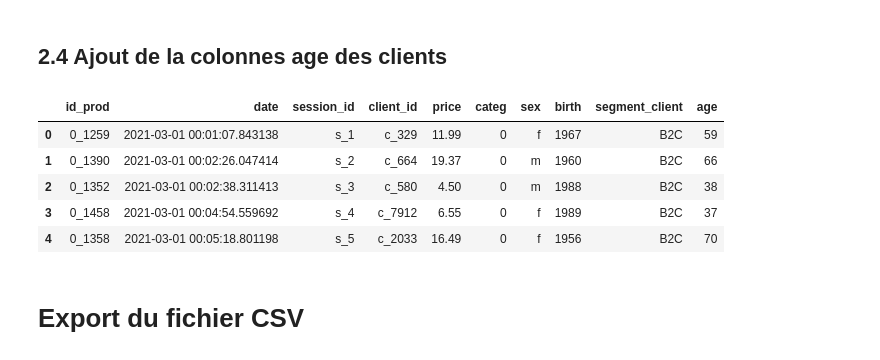
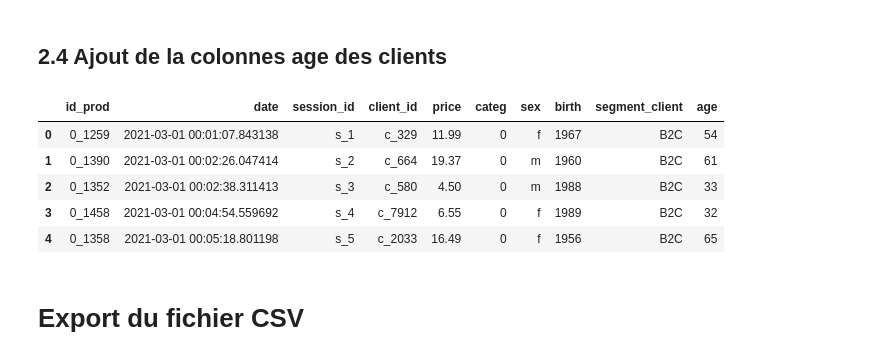
Before and after one commit to Kakicrypto/lapage_project, a Jupyter notebook: notebooks/01_exploration.ipynb, the cells around one changed output. Drawn from its saved outputs; the diff is of its cells as text; code cells hidden in the pictures.

```diff
--- a/notebooks/01_exploration.ipynb
+++ b/notebooks/01_exploration.ipynb
@@ -178,16 +178,16 @@ df.head()
 # %% [markdown]
 ## 2.4 Ajout de la colonnes age des clients
 # %%
-df['age'] = df['birth'].apply(lambda x: 2026 - x)
+df['age'] = df['date'].dt.year - df['birth']
 
 df.head()
 # %% [output]
 |  | id_prod | date | session_id | client_id | price | categ | sex | birth | segment_client | age |
-| 0 | 0_1259 | 2021-03-01 00:01:07.843138 | s_1 | c_329 | 11.99 | 0 | f | 1967 | B2C | 59 |
-| 1 | 0_1390 | 2021-03-01 00:02:26.047414 | s_2 | c_664 | 19.37 | 0 | m | 1960 | B2C | 66 |
-| 2 | 0_1352 | 2021-03-01 00:02:38.311413 | s_3 | c_580 | 4.50 | 0 | m | 1988 | B2C | 38 |
-| 3 | 0_1458 | 2021-03-01 00:04:54.559692 | s_4 | c_7912 | 6.55 | 0 | f | 1989 | B2C | 37 |
-| 4 | 0_1358 | 2021-03-01 00:05:18.801198 | s_5 | c_2033 | 16.49 | 0 | f | 1956 | B2C | 70 |
+| 0 | 0_1259 | 2021-03-01 00:01:07.843138 | s_1 | c_329 | 11.99 | 0 | f | 1967 | B2C | 54 |
+| 1 | 0_1390 | 2021-03-01 00:02:26.047414 | s_2 | c_664 | 19.37 | 0 | m | 1960 | B2C | 61 |
+| 2 | 0_1352 | 2021-03-01 00:02:38.311413 | s_3 | c_580 | 4.50 | 0 | m | 1988 | B2C | 33 |
+| 3 | 0_1458 | 2021-03-01 00:04:54.559692 | s_4 | c_7912 | 6.55 | 0 | f | 1989 | B2C | 32 |
+| 4 | 0_1358 | 2021-03-01 00:05:18.801198 | s_5 | c_2033 | 16.49 | 0 | f | 1956 | B2C | 65 |
 # %% [markdown]
 # Export du fichier CSV
 # %%
```
Also changed, not shown: parts of 3 cells of this notebook, 3 other files.
